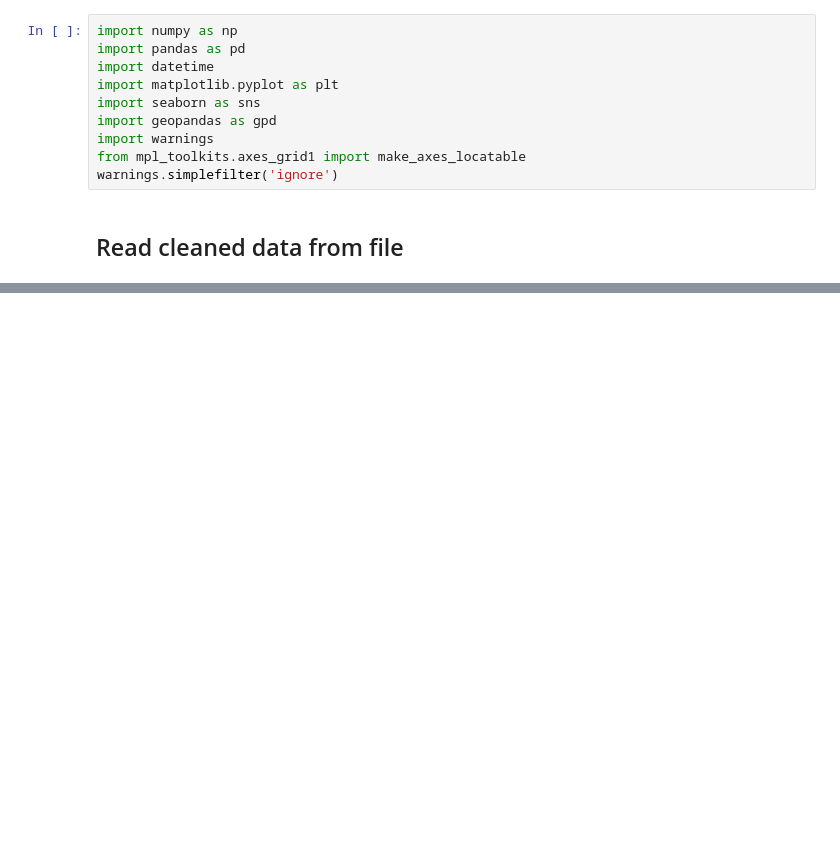
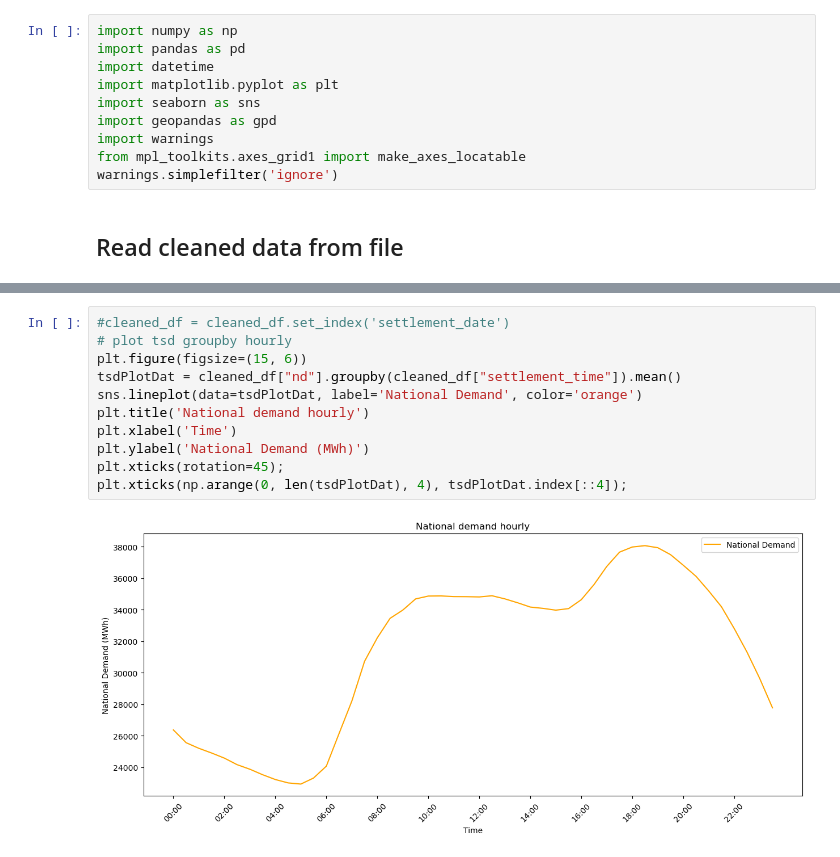
Before and after one commit to TranPhanPhucAn/Lab2-THTQHDL, a Jupyter notebook: Visualize_data.ipynb, the cells around one changed output, grey strips where cells are left out. Cells and saved outputs as stored; diff of their text form; blank space fills up the shorter version.

```diff
--- a/Visualize_data.ipynb
+++ b/Visualize_data.ipynb
@@ -290,0 +84,13 @@ While a high GDP may lead to the creation of more billionaires, it's essential t
+# %%
+#cleaned_df = cleaned_df.set_index('settlement_date')
+# plot tsd groupby hourly
+plt.figure(figsize=(15, 6))
+tsdPlotDat = cleaned_df["nd"].groupby(cleaned_df["settlement_time"]).mean()
+sns.lineplot(data=tsdPlotDat, label='National Demand', color='orange')
+plt.title('National demand hourly')
+plt.xlabel('Time')
+plt.ylabel('National Demand (MWh)')
+plt.xticks(rotation=45);
+plt.xticks(np.arange(0, len(tsdPlotDat), 4), tsdPlotDat.index[::4]);
+# %% [output]
+[figure, added]
```
Also changed, not shown: parts of 67 cells of this notebook, 4 other files.
